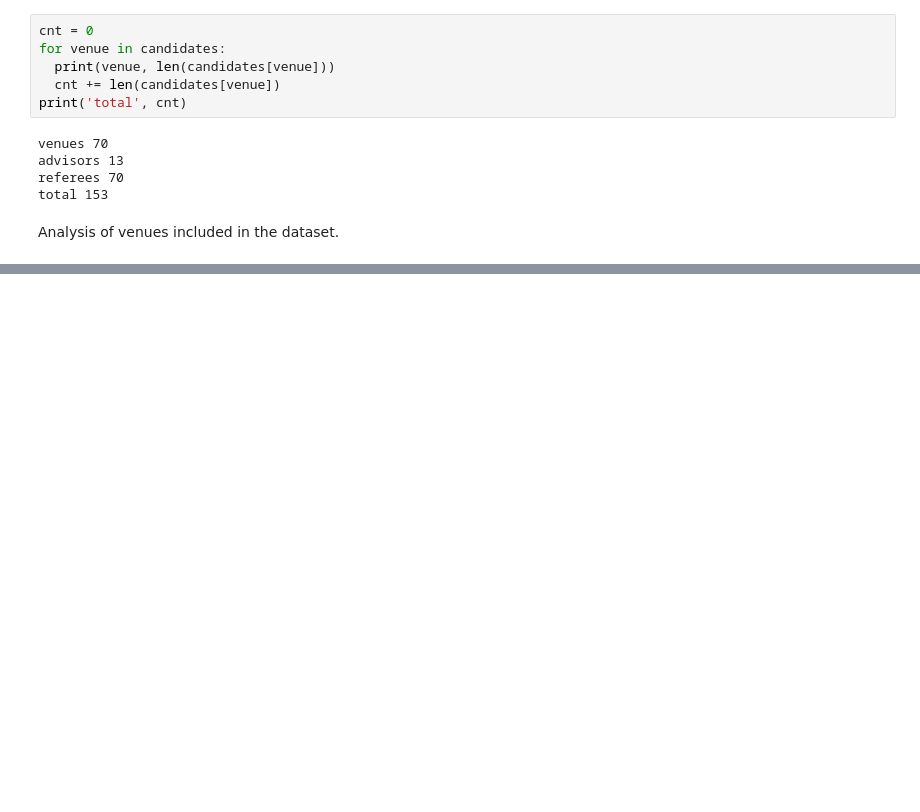
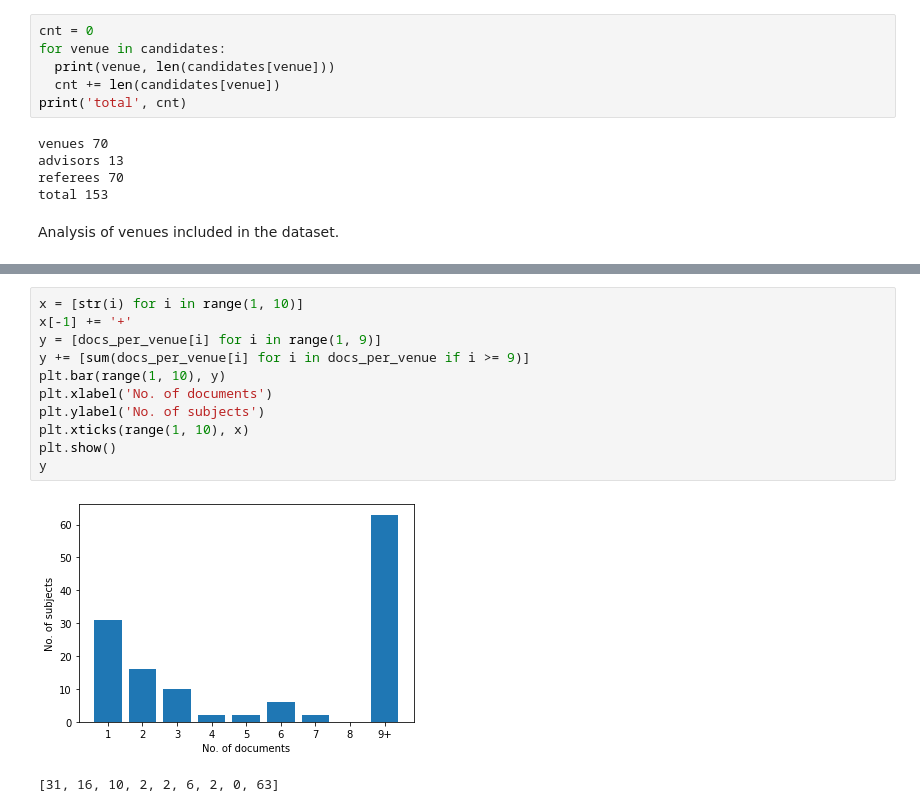
Before and after one commit to uni-carlosfranzreb/thesis_openalex, a Jupyter notebook: analysis/mapping_venues.ipynb, the cells around one changed output, grey strips where cells are left out. Cells and saved outputs as stored; diff of their text form; blank space fills up the shorter version.

```diff
--- a/analysis/mapping_venues.ipynb
+++ b/analysis/mapping_venues.ipynb
@@ -82,0 +82,14 @@ plt.show()
+# %%
+x = [str(i) for i in range(1, 10)]
+x[-1] += '+'
+y = [docs_per_venue[i] for i in range(1, 9)]
+y += [sum(docs_per_venue[i] for i in docs_per_venue if i >= 9)]
+plt.bar(range(1, 10), y)
+plt.xlabel('No. of documents')
+plt.ylabel('No. of subjects')
+plt.xticks(range(1, 10), x)
+plt.show()
+y
+# %% [output]
+[figure, added]
+[31, 16, 10, 2, 2, 6, 2, 0, 63]
```
Also changed, not shown: parts of 9 cells of this notebook.
